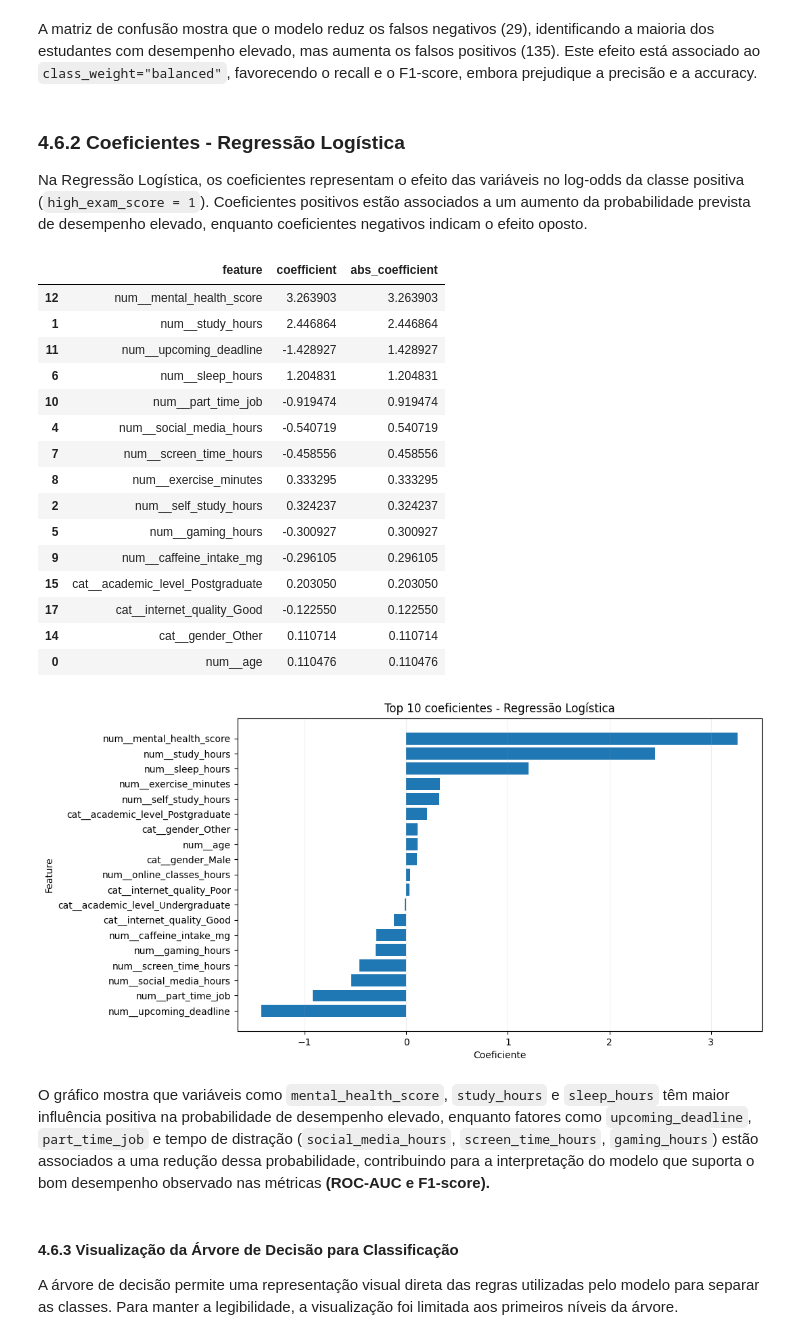
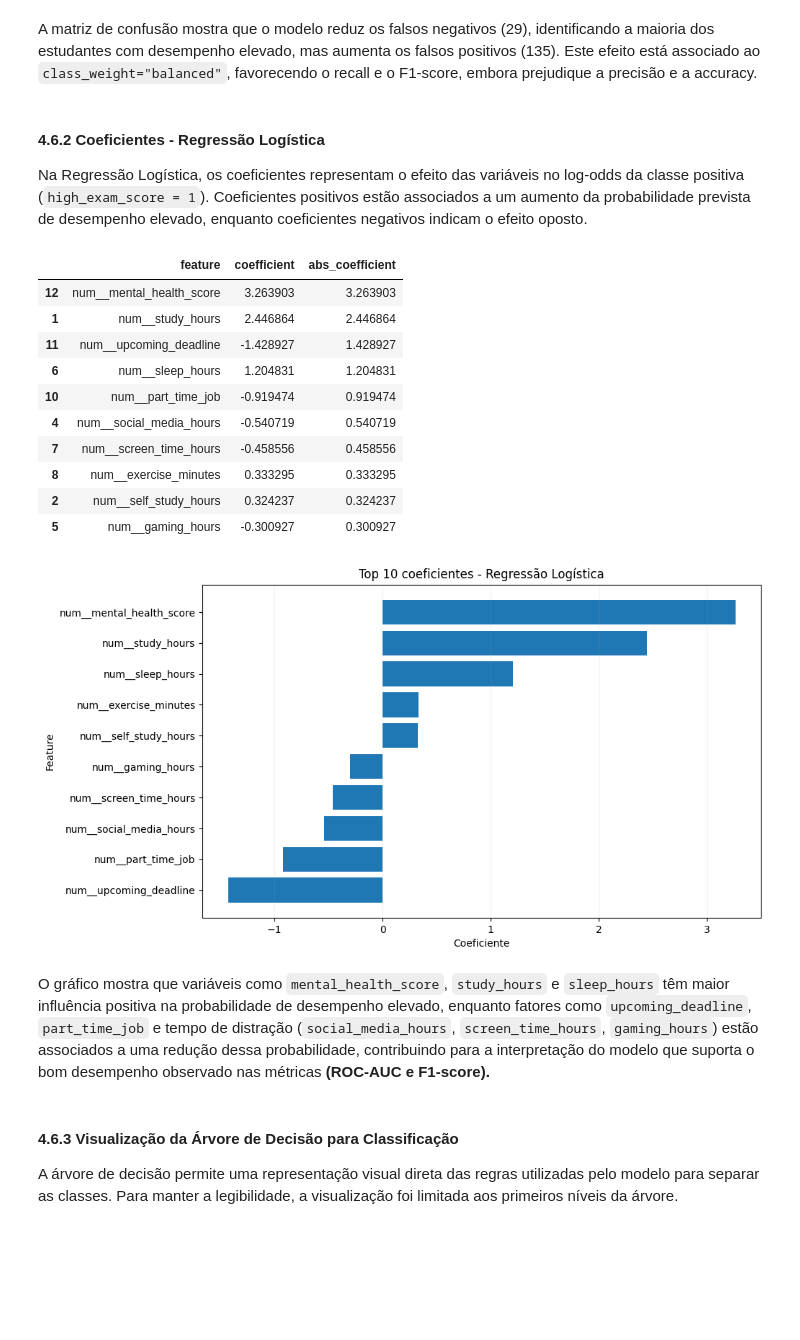
Before and after one commit to gcsoares24/uni-machine-learning-fundamentals, a Jupyter notebook: Fase1_delirio.ipynb, the cells around one changed output. Drawn from its saved outputs; the diff is of its cells as text; code cells hidden in the pictures; blank space fills up the shorter version.

```diff
--- a/Fase1_delirio.ipynb
+++ b/Fase1_delirio.ipynb
@@ -849,8 +875,7 @@ plt.show()
 # %% [markdown]
 A matriz de confusão mostra que o modelo reduz os falsos negativos (29), identificando a maioria dos estudantes com desempenho elevado, mas aumenta os falsos positivos (135). Este efeito está associado ao `class_weight="balanced"`, favorecendo o recall e o F1-score, embora prejudique a precisão e a accuracy.
 # %% [markdown]
-
-### 4.6.2 Coeficientes - Regressão Logística
+#### **4.6.2 Coeficientes - Regressão Logística**
 
 Na Regressão Logística, os coeficientes representam o efeito das variáveis no log-odds da classe positiva (`high_exam_score = 1`). Coeficientes positivos estão associados a um aumento da probabilidade prevista de desempenho elevado, enquanto coeficientes negativos indicam o efeito oposto.
 # %%
@@ -859,42 +884,38 @@ log_features = log_model.named_steps["preprocessor"].get_feature_names_out()
 log_coefs = log_model.named_steps["model"].coef_[0]
 
 log_coef_df = pd.DataFrame({
     "feature": log_features,
     "coefficient": log_coefs,
     "abs_coefficient": np.abs(log_coefs)
 }).sort_values(by="abs_coefficient", ascending=False)
 
-display(log_coef_df.head(15))
+display(log_coef_df.head(10))
 
 # Gráfico dos coeficientes mais influentes
-top_log = log_coef_df.head(len(log_coef_df)).sort_values(by="coefficient")
+top_log = log_coef_df.head(10).sort_values(by="coefficient")
 
 plt.figure(figsize=(10, 6))
 plt.barh(top_log["feature"], top_log["coefficient"])
 plt.xlabel("Coeficiente")
 plt.ylabel("Feature")
 plt.title("Top 10 coeficientes - Regressão Logística")
 plt.grid(axis="x", alpha=0.2)
 plt.show()
 # %% [output]
 |  | feature | coefficient | abs_coefficient |
 | 12 | num__mental_health_score | 3.263903 | 3.263903 |
 | 1 | num__study_hours | 2.446864 | 2.446864 |
 | 11 | num__upcoming_deadline | -1.428927 | 1.428927 |
 | 6 | num__sleep_hours | 1.204831 | 1.204831 |
 | 10 | num__part_time_job | -0.919474 | 0.919474 |
 | 4 | num__social_media_hours | -0.540719 | 0.540719 |
 | 7 | num__screen_time_hours | -0.458556 | 0.458556 |
 | 8 | num__exercise_minutes | 0.333295 | 0.333295 |
 | 2 | num__self_study_hours | 0.324237 | 0.324237 |
 | 5 | num__gaming_hours | -0.300927 | 0.300927 |
-| 9 | num__caffeine_intake_mg | -0.296105 | 0.296105 |
-| 15 | cat__academic_level_Postgraduate | 0.203050 | 0.203050 |
-| 17 | cat__internet_quality_Good | -0.122550 | 0.122550 |
-| 14 | cat__gender_Other | 0.110714 | 0.110714 |
-| 0 | num__age | 0.110476 | 0.110476 |
-[figure, old version]
+[figure, new version]
 # %% [markdown]
+<a id="462-coeficientes-regressao-logistica"></a>
 O gráfico mostra que variáveis como `mental_health_score`, `study_hours` e `sleep_hours` têm maior influência positiva na probabilidade de desempenho elevado, enquanto fatores como `upcoming_deadline`, `part_time_job` e tempo de distração (`social_media_hours`, `screen_time_hours`, `gaming_hours`) estão associados a uma redução dessa probabilidade, contribuindo para a interpretação do modelo que suporta o bom desempenho observado nas métricas **(ROC-AUC e F1-score).**
 # %% [markdown]
 #### **4.6.3 Visualização da Árvore de Decisão para Classificação**
```
Also changed, not shown: parts of 58 cells of this notebook, 1 other file.
